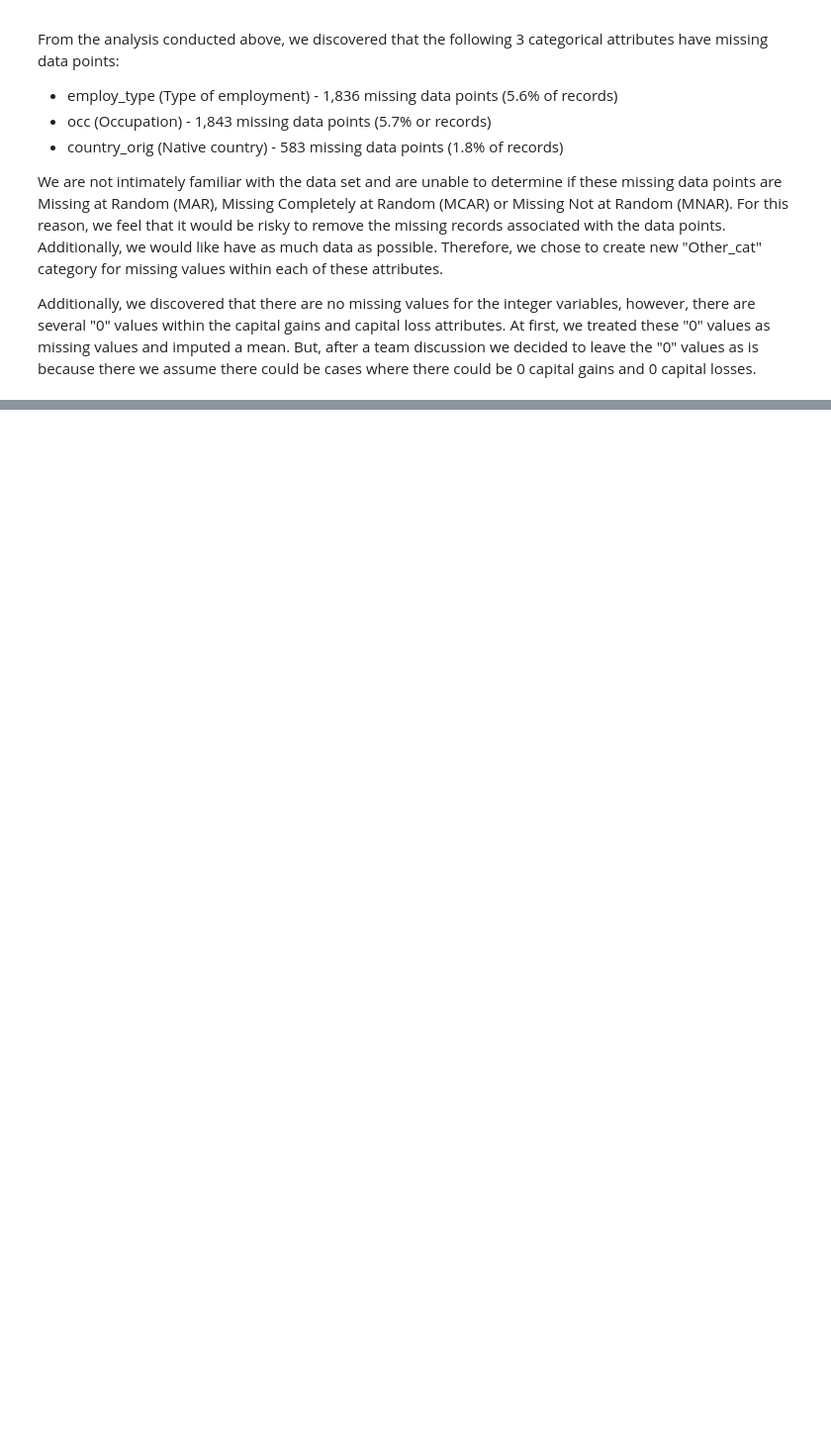
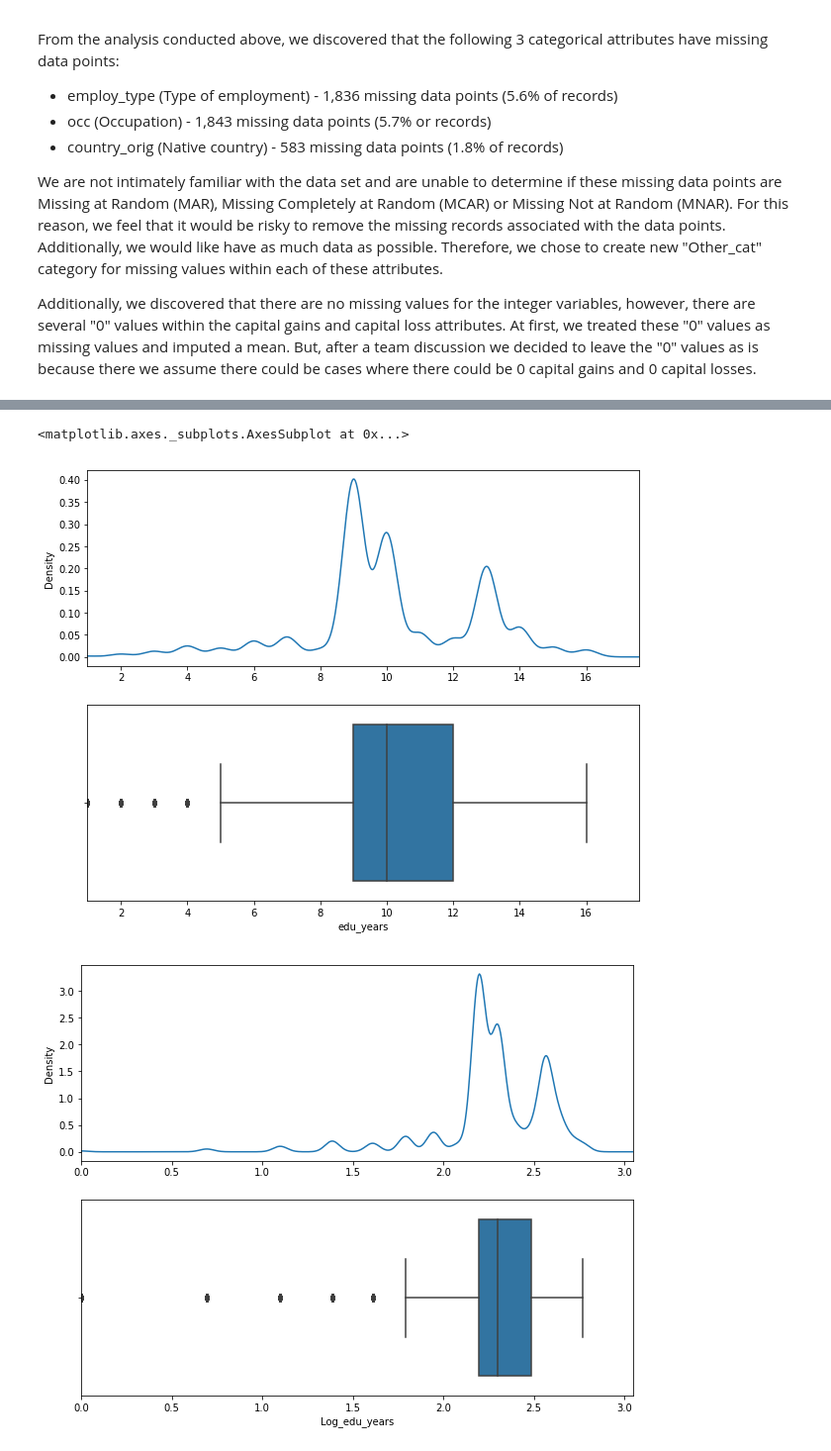
Before and after one commit to emccandlesssmu/data_mining, a Jupyter notebook: Assignment_1.ipynb, the cells around one changed output, grey strips where cells are left out. Shown at 99% size. Cells and saved outputs as stored; diff of their text form; code cells hidden in the pictures; blank space fills up the shorter version.

```diff
--- a/Assignment_1.ipynb
+++ b/Assignment_1.ipynb
@@ -173,3 +171,39 @@ Name: country_orig, dtype: int64
+# %%
+import numpy as np
+import matplotlib.pyplot as plt
+%matplotlib inline
+import seaborn as sns
+
+i = 'edu_years'
+
+plt.figure(figsize=(10,8))
+plt.subplot(211)
+plt.xlim(df[i].min(), df[i].max()*1.1)
+
+ax = df[i].plot(kind='kde')
+
+plt.subplot(212)
+plt.xlim(df[i].min(), df[i].max()*1.1)
+sns.boxplot(x=df[i])
+
+# Log Transform
+df['Log_' + i] = np.log(df[i])
+
+i = 'Log_edu_years'
+
+plt.figure(figsize=(10,8))
+plt.subplot(211)
+plt.xlim(df[i].min(), df[i].max()*1.1)
+
+ax = df[i].plot(kind='kde')
+
+plt.subplot(212)
+plt.xlim(df[i].min(), df[i].max()*1.1)
+sns.boxplot(x=df[i])
+# %% [output]
+<matplotlib.axes._subplots.AxesSubplot at 0x...>
+[figure, added]
+[figure, added]
 # %%
 #SIMPLE STATISTICS (10 POINTS)
 #Visualize appropriate statistics (e.g., range, mode, mean, median, variance, counts) for a subset of attributes. Describe
```
Also changed, not shown: parts of 2 cells of this notebook.
